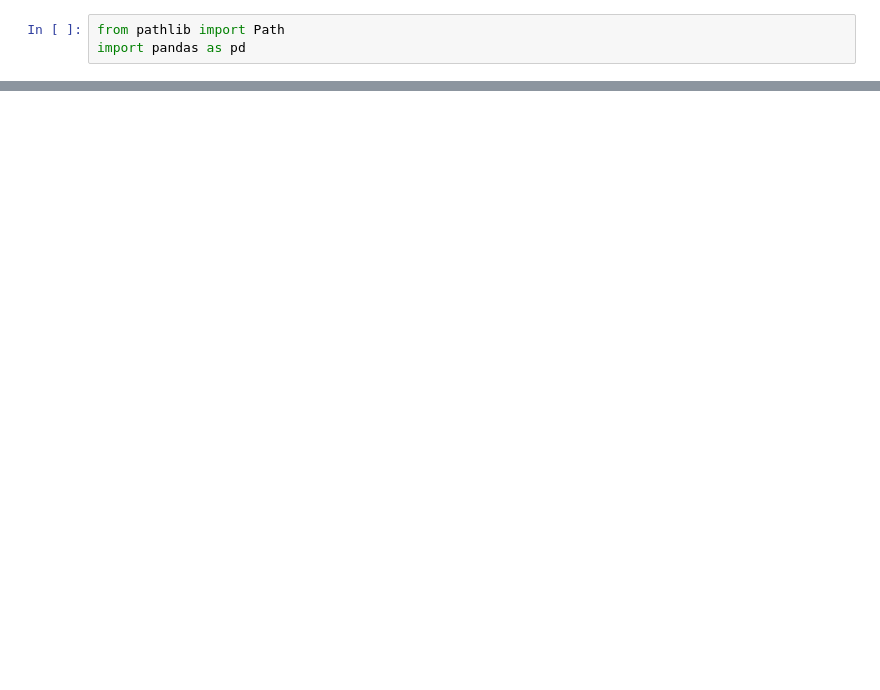
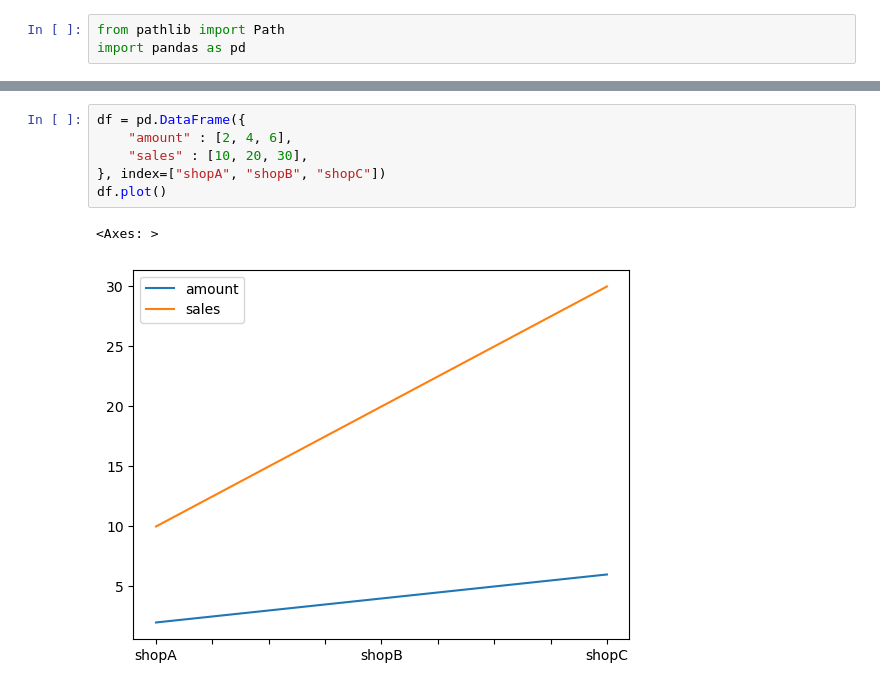
Before and after one commit to edayoshi-1999/python-practice, a Jupyter notebook: chapter16/Untitled.ipynb, the cells around one changed output, grey strips where cells are left out. Saved outputs shown, nothing was run; the diff lists cells and outputs as text; blank space fills up the shorter version.

```diff
--- a/chapter16/Untitled.ipynb
+++ b/chapter16/Untitled.ipynb
@@ -25,0 +129,9 @@ UsageError: Line magic function `%git` not found.
+# %%
+df = pd.DataFrame({
+    "amount" : [2, 4, 6],
+    "sales" : [10, 20, 30],
+}, index=["shopA", "shopB", "shopC"])
+df.plot()
+# %% [output]
+<Axes: >
+[figure, added]
```
Also changed, not shown: parts of 17 cells of this notebook, 4 other files.
